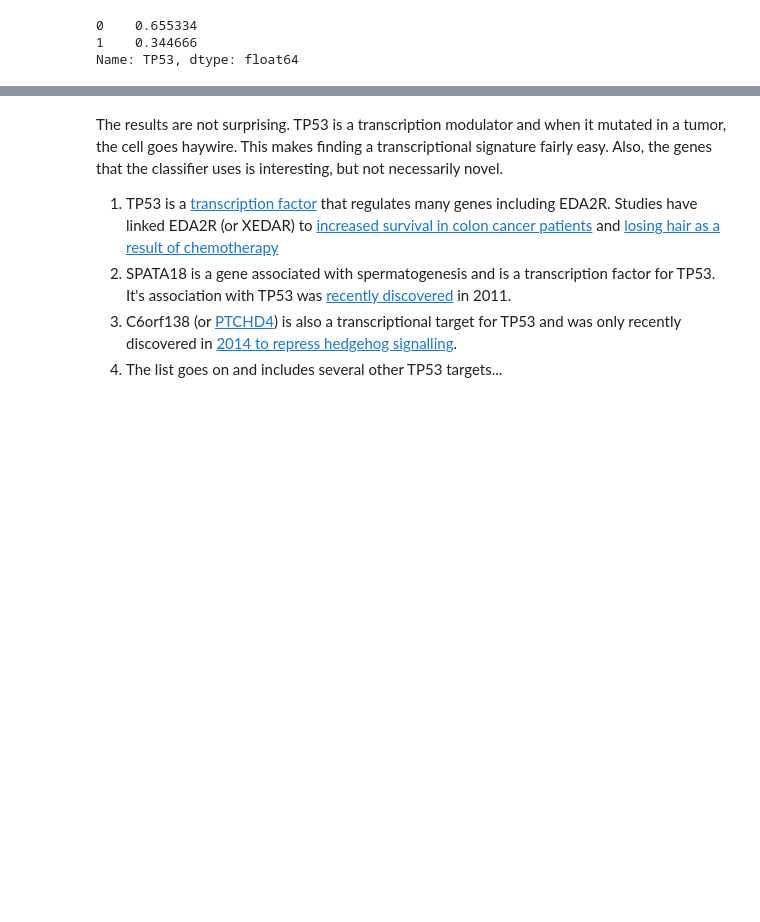
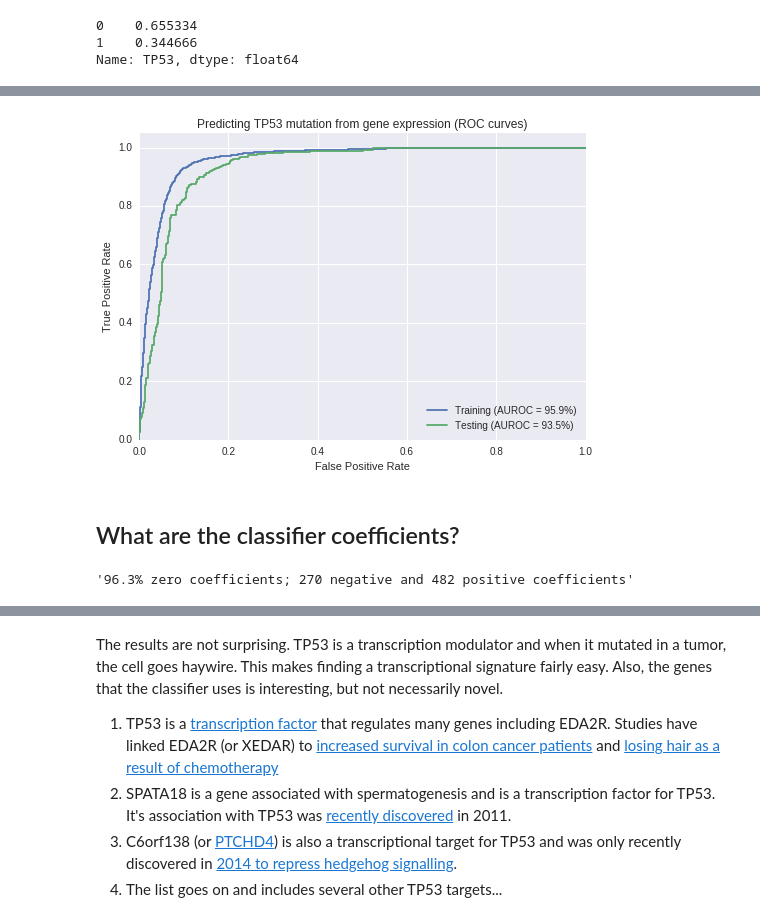
Before and after one commit to cognoma/machine-learning, a Jupyter notebook: 1.TCGA-MLexample.ipynb, the cells around one changed output, grey strips where cells are left out. Cells and saved outputs as stored; diff of their text form; code cells hidden in the pictures; blank space fills up the shorter version.

```diff
--- a/1.TCGA-MLexample.ipynb
+++ b/1.TCGA-MLexample.ipynb
@@ -205,0 +93,4 @@ classifier.head(10)
+# %%
+# Typically, this can only be done where the number of mutations is large enough
+X_train, X_test, y_train, y_test = train_test_split(X, y, test_size=0.1, random_state=0)
+'Size: {:,} features, {:,} training samples, {:,} testing samples'.format(len(X.index), len(X_train), len(X_test))
@@ -205,0 +178,30 @@ classifier.head(10)
+# %%
+y_pred_train = best_clf.decision_function(X_train)
+y_pred_test = best_clf.decision_function(X_test)
+
+def get_threshold_metrics(y_true, y_pred):
+    roc_columns = ['fpr', 'tpr', 'threshold']
+    roc_items = zip(roc_columns, roc_curve(y_true, y_pred))
+    roc_df = pd.DataFrame.from_items(roc_items)
+    auroc = roc_auc_score(y_true, y_pred)
+    return {'auroc': auroc, 'roc_df': roc_df}
+
+metrics_train = get_threshold_metrics(y_train, y_pred_train)
+metrics_test = get_threshold_metrics(y_test, y_pred_test)
+# %%
+# Plot ROC
+plt.figure()
+for label, metrics in ('Training', metrics_train), ('Testing', metrics_test):
+    roc_df = metrics['roc_df']
+    plt.plot(roc_df.fpr, roc_df.tpr,
+        label='{} (AUROC = {:.1%})'.format(label, metrics['auroc']))
+plt.xlim([0.0, 1.0])
+plt.ylim([0.0, 1.05])
+plt.xlabel('False Positive Rate')
+plt.ylabel('True Positive Rate')
+plt.title('Predicting TP53 mutation from gene expression (ROC curves)')
+plt.legend(loc='lower right');
+# %% [output]
+[figure, added]
+# %% [markdown]
+## What are the classifier coefficients?
@@ -205,0 +212,8 @@ classifier.head(10)
+# %%
+'{:.1%} zero coefficients; {:,} negative and {:,} positive coefficients'.format(
+    (coef_df.weight == 0).mean(),
+    (coef_df.weight < 0).sum(),
+    (coef_df.weight > 0).sum()
+)
+# %% [output]
+'96.3% zero coefficients; 270 negative and 482 positive coefficients'
```
Also changed, not shown: parts of 56 cells of this notebook, 1 other file.
